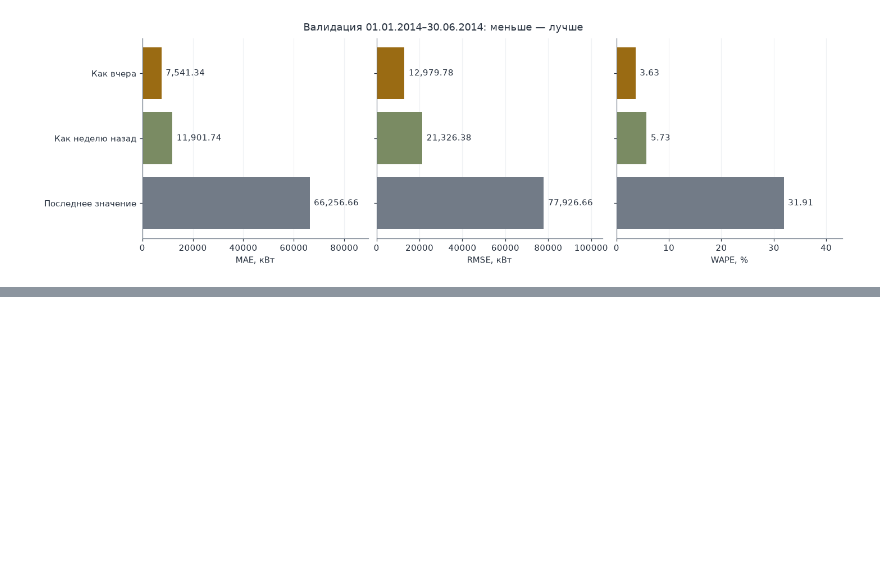
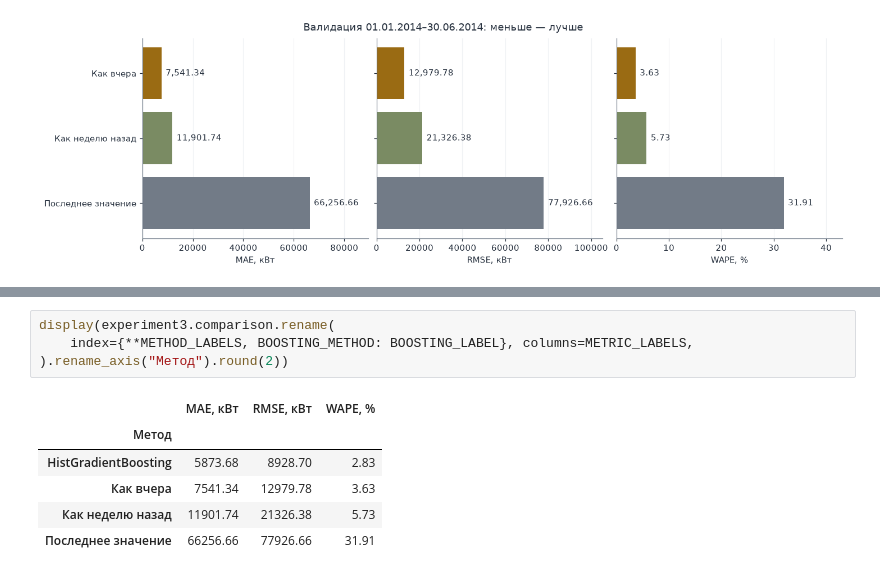
Before and after one commit to vladmaksurov-ai/ElectricityLoad, a Jupyter notebook: notebooks/ML_ElectricityLoad.ipynb, the cells around one changed output, grey strips where cells are left out. Drawn from its saved outputs; the diff is of its cells as text; blank space fills up the shorter version.

```diff
--- a/notebooks/ML_ElectricityLoad.ipynb
+++ b/notebooks/ML_ElectricityLoad.ipynb
@@ -318,0 +378,11 @@ MAE ниже метода «Последнее значение» на **88.62%*
+# %%
+display(experiment3.comparison.rename(
+    index={**METHOD_LABELS, BOOSTING_METHOD: BOOSTING_LABEL}, columns=METRIC_LABELS,
+).rename_axis("Метод").round(2))
+# %% [output]
+|  | MAE, кВт | RMSE, кВт | WAPE, % |
+| Метод |  |  |  |
+| HistGradientBoosting | 5873.68 | 8928.70 | 2.83 |
+| Как вчера | 7541.34 | 12979.78 | 3.63 |
+| Как неделю назад | 11901.74 | 21326.38 | 5.73 |
+| Последнее значение | 66256.66 | 77926.66 | 31.91 |
```
Also changed, not shown: parts of 12 cells of this notebook, 7 other files.
